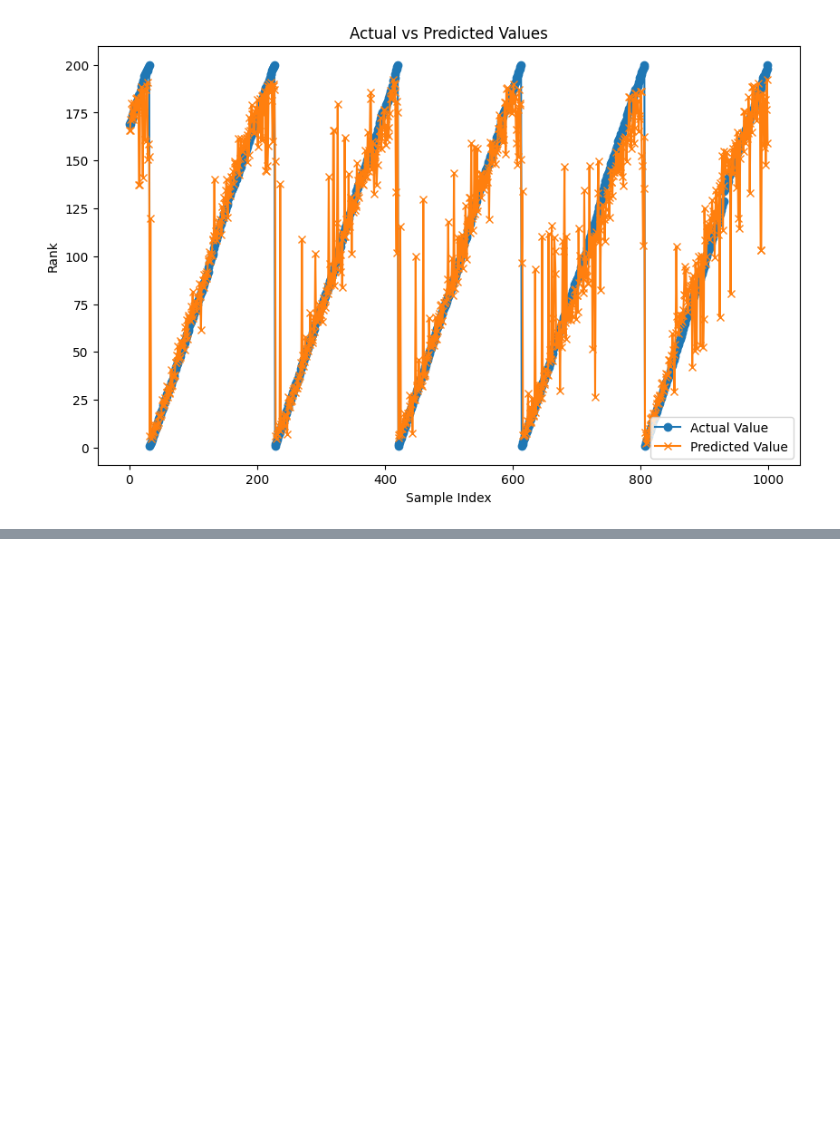
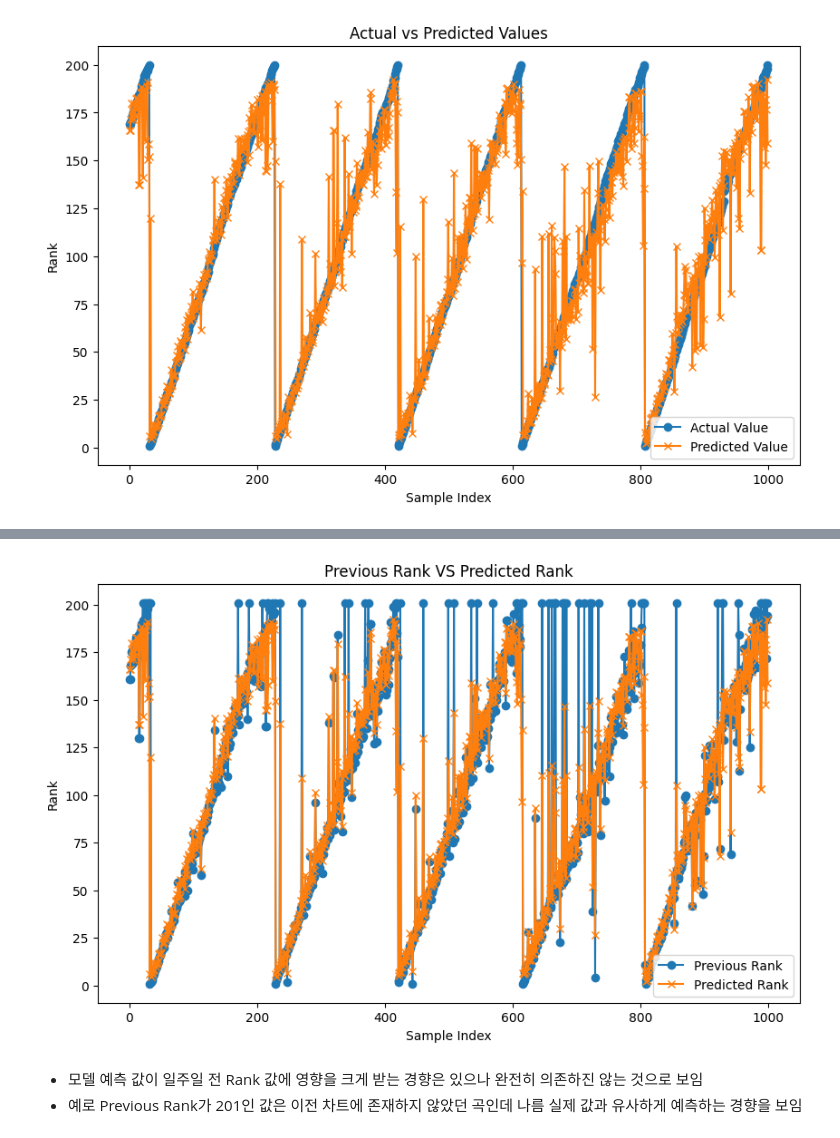
Before and after one commit to hcm1206/MusicTrendAnalysis, a Jupyter notebook: modeling/XGBoost/XGBoostTest.ipynb, the cells around one changed output, grey strips where cells are left out. Drawn from its saved outputs; the diff is of its cells as text; code cells hidden in the pictures; blank space fills up the shorter version.

Commit message:
XGBoost : Previous_Rank Feature 의존 여부 시각화 추가

```diff
--- a/modeling/XGBoost/XGBoostTest.ipynb
+++ b/modeling/XGBoost/XGBoostTest.ipynb
@@ -311,0 +316,25 @@ plt.show()
+# %%
+from sklearn.preprocessing import MinMaxScaler
+import pickle
+
+# 스케일링된 Previous_Rank 피처를 원본 값으로 되돌리기 위해 스케일러 객체(피클 파일)를 불러와 저장
+with open('../../data/scalers/previous_rank_scaler.pickle',"rb") as fr:
+    previous_rank_scaler = pickle.load(fr)
+
+# MinMax Scaling된 데이터를 원본 값으로 변경
+previous_rank = previous_rank_scaler.inverse_transform(X_test[["Previous_Rank"]])
+# %%
+# 모델 예측값과 실제값 비교 그래프
+plt.figure(figsize=(10, 6))
+plt.plot(previous_rank, label='Previous Rank', marker='o')
+plt.plot(pd.DataFrame(y_test_pred), label='Predicted Rank', marker='x') # 예측값은 numpy 배열이라서 데이터프레임화 해줘야 제대로 나옴
+plt.xlabel('Sample Index')
+plt.ylabel('Rank')
+plt.title('Previous Rank VS Predicted Rank')
+plt.legend()
+plt.show()
+# %% [output]
+[figure, added]
+# %% [markdown]
+- 모델 예측 값이 일주일 전 Rank 값에 영향을 크게 받는 경향은 있으나 완전히 의존하진 않는 것으로 보임
+- 예로 Previous Rank가 201인 값은 이전 차트에 존재하지 않았던 곡인데 나름 실제 값과 유사하게 예측하는 경향을 보임
```
Also changed, not shown: parts of 1 cell of this notebook.
